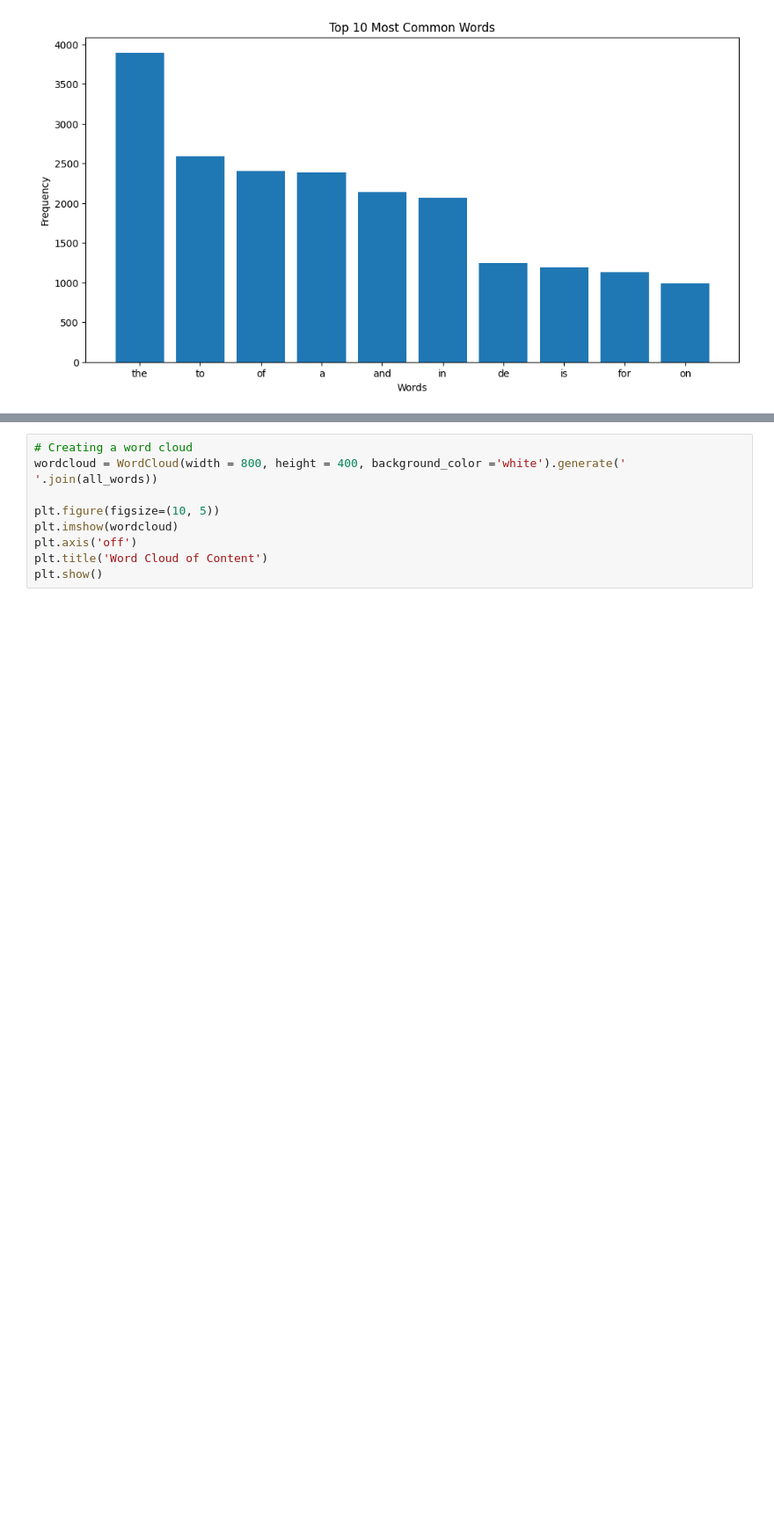
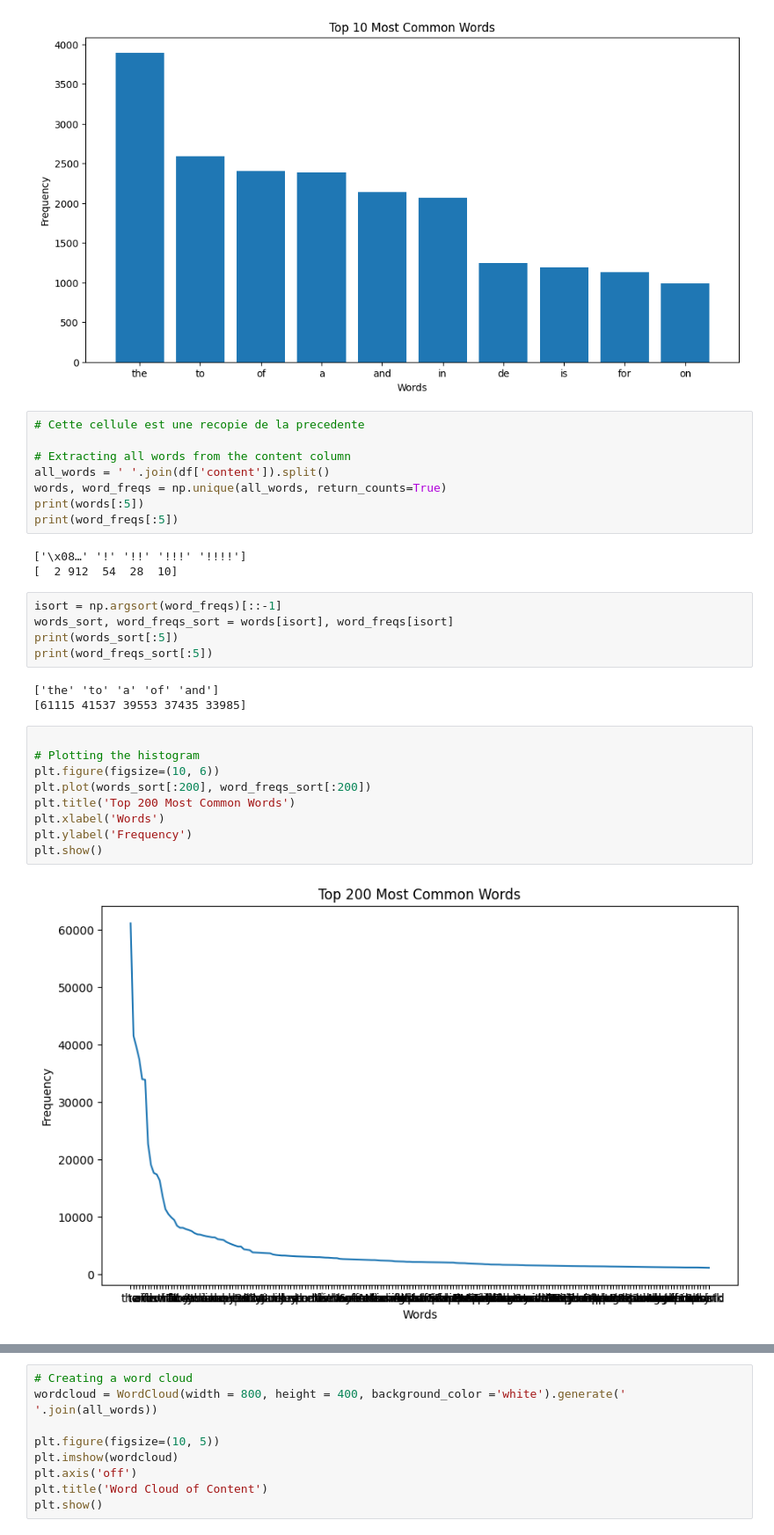
Before and after one commit to Allaa-boutaleb/Mastodon-Offensive-Speech-Detection, a Jupyter notebook: src/notebooks/app_viz.ipynb, the cells around one changed output, grey strips where cells are left out. Shown at 88% size. Drawn from its saved outputs; the diff is of its cells as text; blank space fills up the shorter version.

```diff
--- a/src/notebooks/app_viz.ipynb
+++ b/src/notebooks/app_viz.ipynb
@@ -239,3 +260,33 @@ plt.ylabel('Frequency')
 plt.show()
 # %% [output]
 [figure]
+# %%
+# Cette cellule est une recopie de la precedente
+
+# Extracting all words from the content column
+all_words = ' '.join(df['content']).split()
+words, word_freqs = np.unique(all_words, return_counts=True)
+print(words[:5])
+print(word_freqs[:5])
+# %% [output]
+['\x08…' '!' '!!' '!!!' '!!!!']
+[  2 912  54  28  10]
+# %%
+isort = np.argsort(word_freqs)[::-1]
+words_sort, word_freqs_sort = words[isort], word_freqs[isort]
+print(words_sort[:5])
+print(word_freqs_sort[:5])
+# %% [output]
+['the' 'to' 'a' 'of' 'and']
+[61115 41537 39553 37435 33985]
+# %%
+
+# Plotting the histogram
+plt.figure(figsize=(10, 6))
+plt.plot(words_sort[:200], word_freqs_sort[:200])
+plt.title('Top 200 Most Common Words')
+plt.xlabel('Words')
+plt.ylabel('Frequency')
+plt.show()
+# %% [output]
+[figure, added]
```
Also changed, not shown: parts of 7 cells of this notebook, 7 other files.
